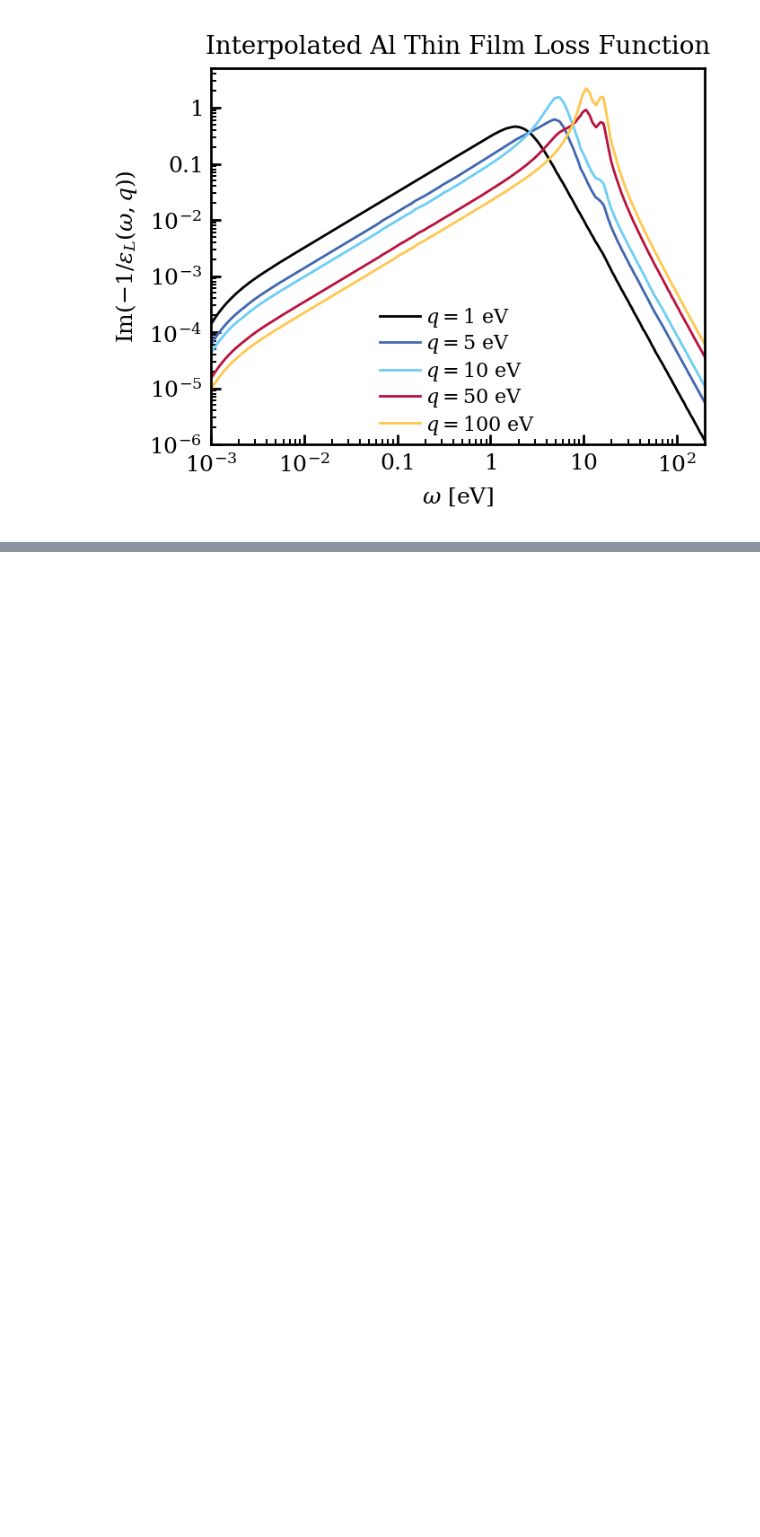
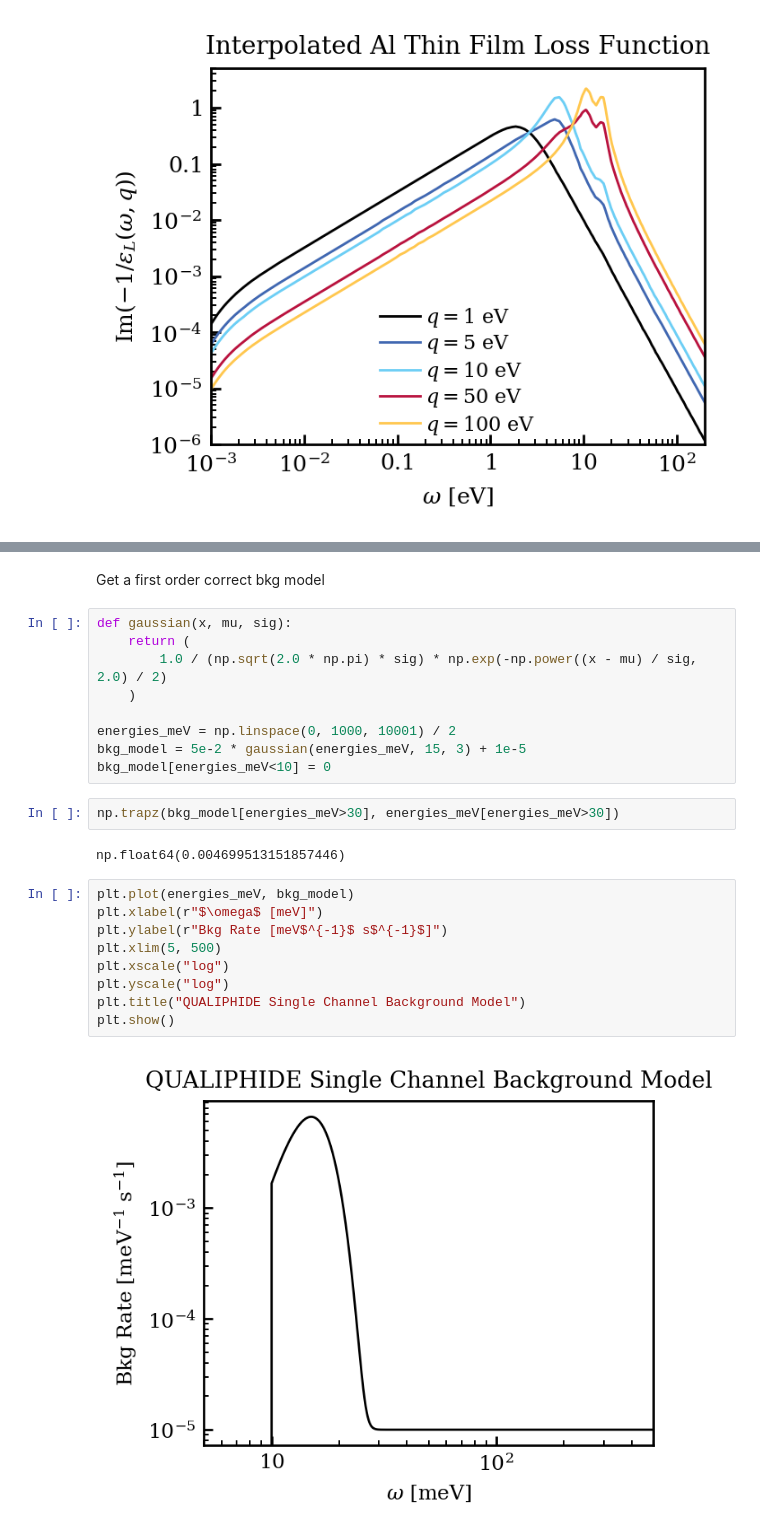
Before and after one commit to FaroutYLq/axioph, a Jupyter notebook: Directionality/rate_in_sc.ipynb, the cells around one changed output, grey strips where cells are left out. Cells and saved outputs as stored; diff of their text form; blank space fills up the shorter version.

```diff
--- a/Directionality/rate_in_sc.ipynb
+++ b/Directionality/rate_in_sc.ipynb
@@ -664,0 +731,26 @@ plt.show()
+# %% [markdown]
+Get a first order correct bkg model
+# %%
+def gaussian(x, mu, sig):
+    return (
+        1.0 / (np.sqrt(2.0 * np.pi) * sig) * np.exp(-np.power((x - mu) / sig, 2.0) / 2)
+    )
+
+energies_meV = np.linspace(0, 1000, 10001) / 2
+bkg_model = 5e-2 * gaussian(energies_meV, 15, 3) + 1e-5
+bkg_model[energies_meV<10] = 0
+# %%
+np.trapz(bkg_model[energies_meV>30], energies_meV[energies_meV>30])
+# %% [output]
+np.float64(0.004699513151857446)
+# %%
+plt.plot(energies_meV, bkg_model)
+plt.xlabel(r"$\omega$ [meV]")
+plt.ylabel(r"Bkg Rate [meV$^{-1}$ s$^{-1}$]")
+plt.xlim(5, 500)
+plt.xscale("log")
+plt.yscale("log")
+plt.title("QUALIPHIDE Single Channel Background Model")
+plt.show()
+# %% [output]
+[figure, added]
```
Also changed, not shown: parts of 18 cells of this notebook.
